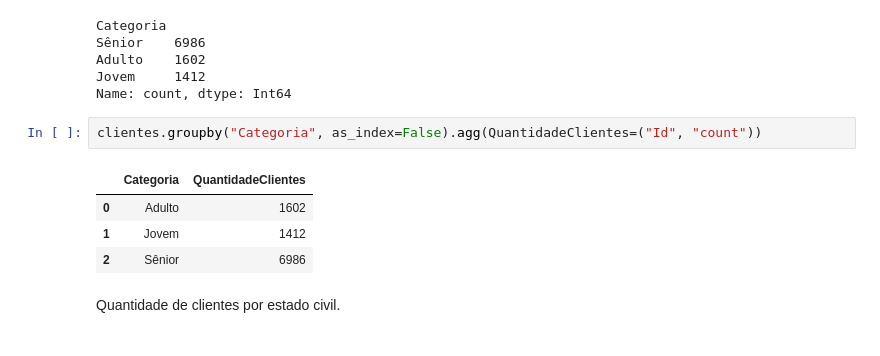
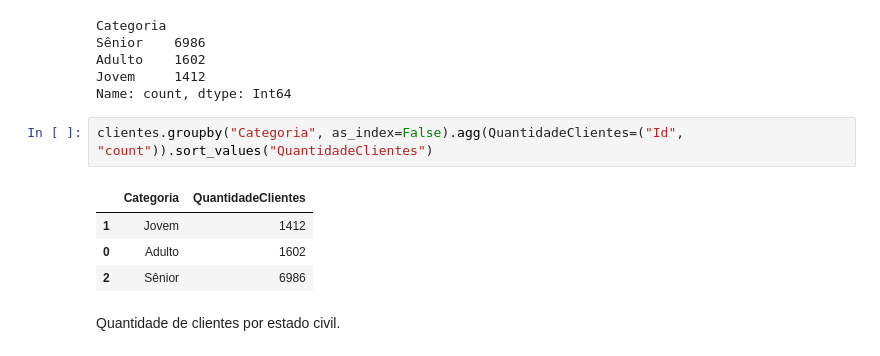
Before and after one commit to vitorcapdeville/alura-data-science, a Jupyter notebook: Semana_8_Pandas.ipynb, the cells around one changed output. Saved outputs shown, nothing was run; the diff lists cells and outputs as text.

```diff
--- a/Semana_8_Pandas.ipynb
+++ b/Semana_8_Pandas.ipynb
@@ -89,11 +89,11 @@ Adulto    1602
 Jovem     1412
 Name: count, dtype: Int64
 # %%
-clientes.groupby("Categoria", as_index=False).agg(QuantidadeClientes=("Id", "count"))
+clientes.groupby("Categoria", as_index=False).agg(QuantidadeClientes=("Id", "count")).sort_values("QuantidadeClientes")
 # %% [output]
 |  | Categoria | QuantidadeClientes |
+| 1 | Jovem | 1412 |
 | 0 | Adulto | 1602 |
-| 1 | Jovem | 1412 |
 | 2 | Sênior | 6986 |
 # %% [markdown]
 Quantidade de clientes por estado civil.
```
Also changed, not shown: parts of 2 cells of this notebook.
